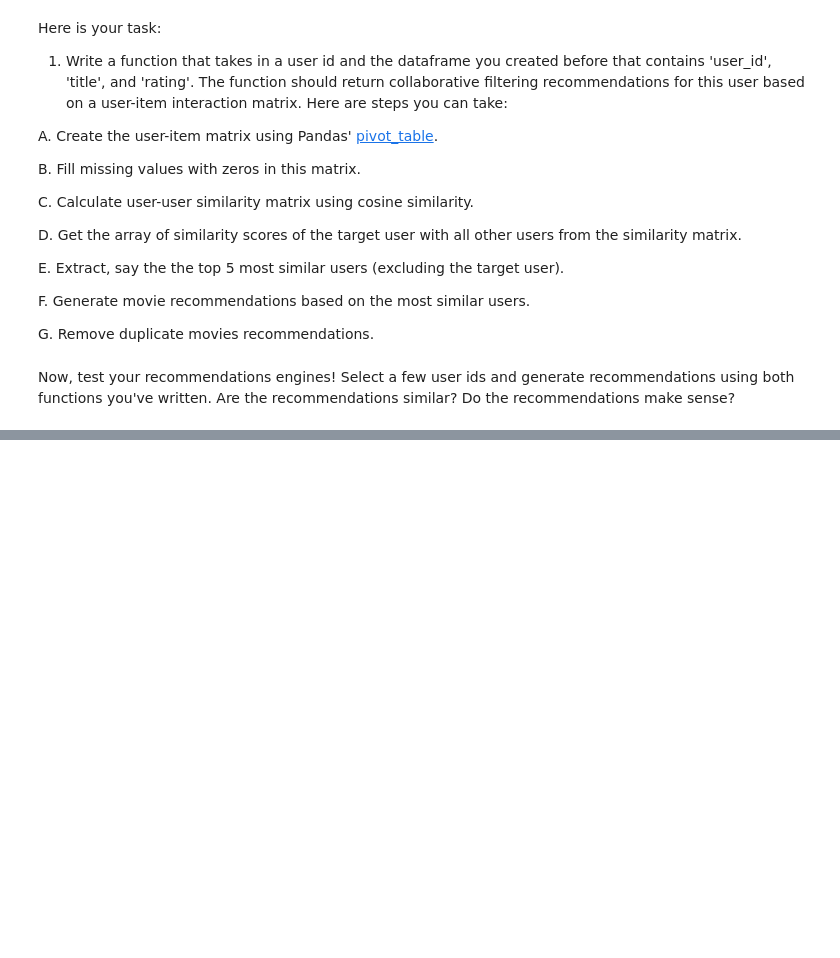
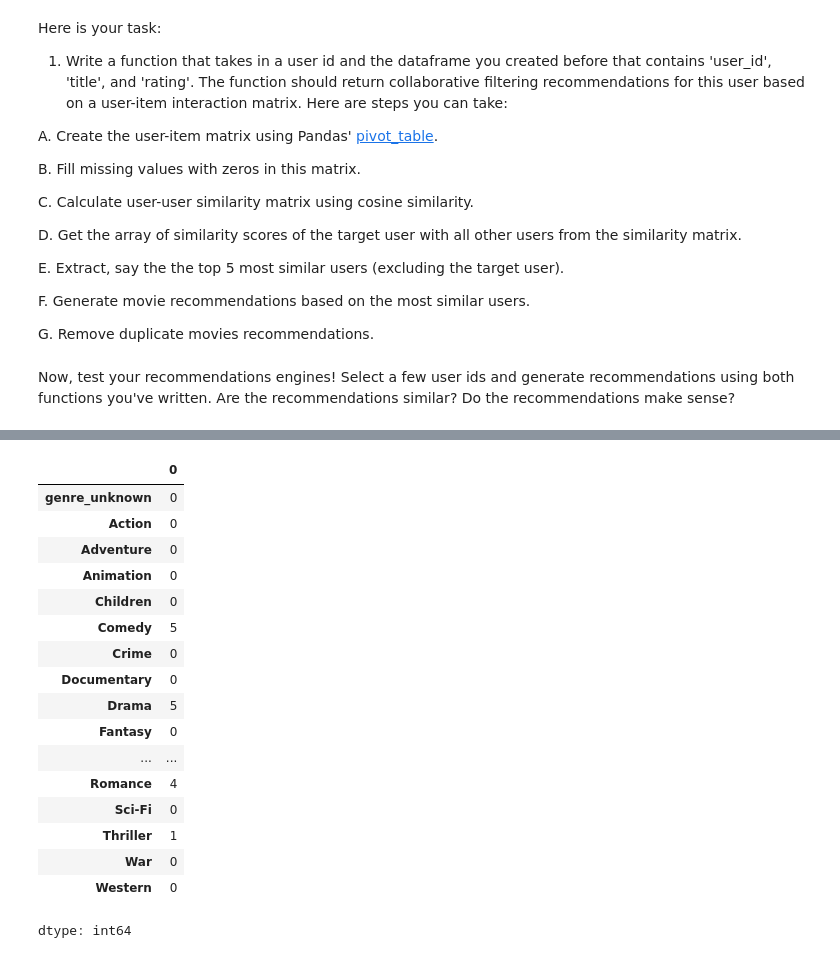
Before and after one commit to beltranster/mbm, a Jupyter notebook: Student_MLE_MiniProject_Recommendation_Engines.ipynb, the cells around one changed output, grey strips where cells are left out. Drawn from its saved outputs; the diff is of its cells as text; code cells hidden in the pictures; blank space fills up the shorter version.

```diff
--- a/Student_MLE_MiniProject_Recommendation_Engines.ipynb
+++ b/Student_MLE_MiniProject_Recommendation_Engines.ipynb
@@ -220,4 +220,4 @@ def content_based_recommendation(user_id, df):
                                   inplace=True)
   cosine_similarity_df = cosine_similarity_df[~cosine_similarity_df.index.duplicated(keep="first")]
 
-  return cosine_similarity_df.head(5)
+  return cosine_similarity_df.index.tolist()[:5]
@@ -313,0 +365,23 @@ Now, test your recommendations engines! Select a few user ids and generate recom
+# %%
+#Genre analysis of the user based recommendation
+movs = movies[movies['title'].isin(content_list)]
+movs.iloc[:,5:].sum(axis = 0)
+# %% [output]
+|  | 0 |
+| genre_unknown | 0 |
+| Action | 0 |
+| Adventure | 0 |
+| Animation | 0 |
+| Children | 0 |
+| Comedy | 5 |
+| Crime | 0 |
+| Documentary | 0 |
+| Drama | 5 |
+| Fantasy | 0 |
+| ... | ... |
+| Romance | 4 |
+| Sci-Fi | 0 |
+| Thriller | 1 |
+| War | 0 |
+| Western | 0 |
+dtype: int64
```
Also changed, not shown: parts of 6 cells of this notebook.
